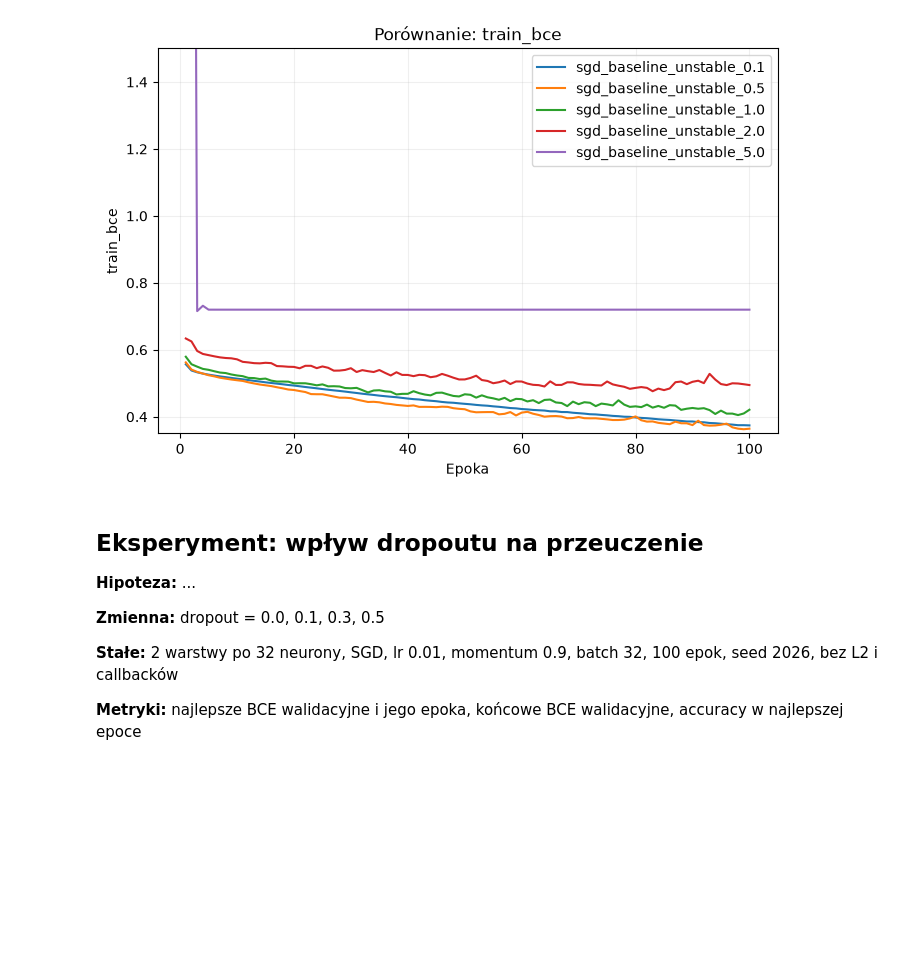
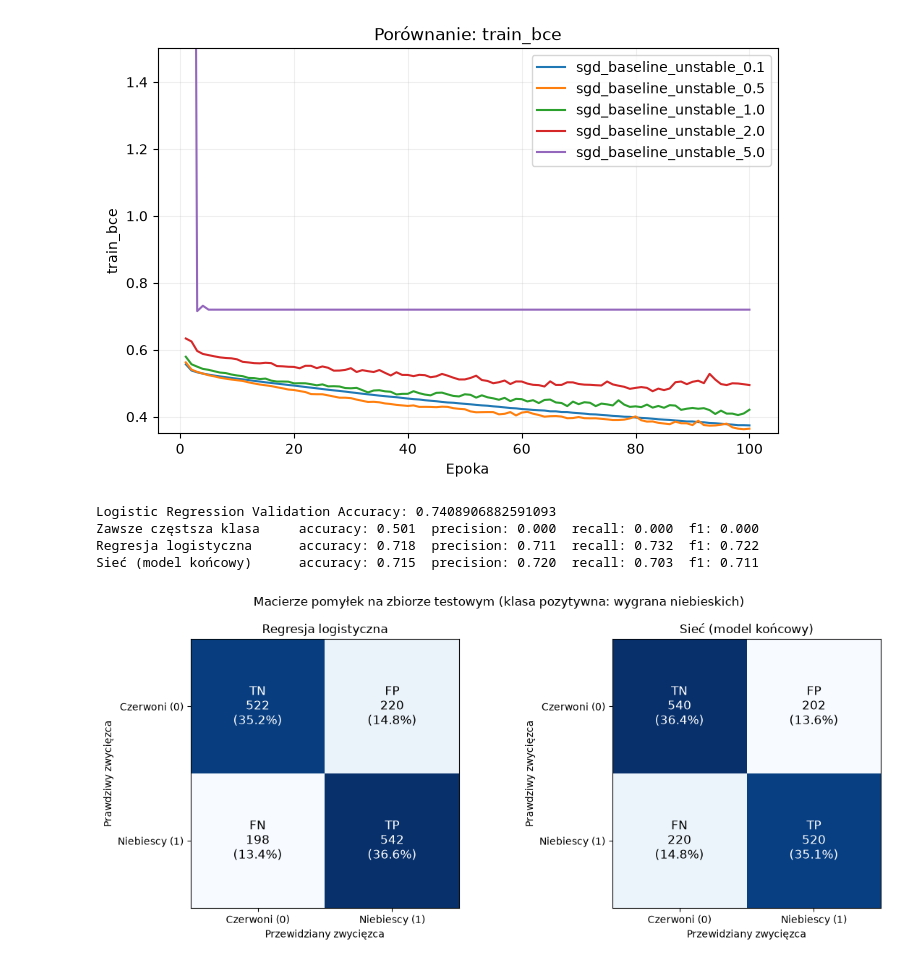
Before and after one commit to juliansuszko/Projekt1---Diagnostyka-procesu-uczenia, a Jupyter notebook: notebooks/diagnostyka_treningu.ipynb, the cells around one changed output. Saved outputs shown, nothing was run; the diff lists cells and outputs as text; code cells hidden in the pictures; blank space fills up the shorter version.

Commit message:
final results

```diff
--- a/notebooks/diagnostyka_treningu.ipynb
+++ b/notebooks/diagnostyka_treningu.ipynb
@@ -45,7 +45,8 @@ DROP_COLUMNS = [
     "blueCSPerMin", "redCSPerMin", "blueGoldPerMin", "redGoldPerMin",
 ]
 
-RESULTS = {}
+if "RESULTS" not in globals():
+    RESULTS = {}
 
 Y_LIMITS = (0.45, 0.75)
 RESULTS_DIR = Path("../results")
@@ -368,6 +369,11 @@ plot_compare(["sgd_baseline_unstable_0.1", "sgd_baseline_unstable_0.5", "sgd_bas
 # (RESULTS_DIR / "problem2_results.md").write_text(table, encoding="utf-8")
 # display(Markdown(results_table(problem2)))
 # #
+
+logreg = LogisticRegression(max_iter=1000, random_state=2026)
+logreg.fit(X_train_s, y_train)
+logreg_pred = logreg.predict(X_val_s)
+print("Logistic Regression Validation Accuracy:", accuracy_score(y_val, logreg_pred))
 
 final_config = ExperimentConfig(name="final", momentum=0.9, dropout=0.5)
 final_model, final_rows, final_summary = run_experiment(final_config, X_train_s, y_train, X_val_s, y_val)
@@ -387,13 +393,38 @@ test_results = {
 }
 for name, m in test_results.items():
     print(f"{name:25} " + "  ".join(f"{k}: {v:.3f}" for k, v in m.items()))
+# %% [output]
+Logistic Regression Validation Accuracy: 0.7408906882591093
+Zawsze częstsza klasa     accuracy: 0.501  precision: 0.000  recall: 0.000  f1: 0.000
+Regresja logistyczna      accuracy: 0.718  precision: 0.711  recall: 0.732  f1: 0.722
+Sieć (model końcowy)      accuracy: 0.715  precision: 0.720  recall: 0.703  f1: 0.711
-# %% [markdown]
-## Eksperyment: wpływ dropoutu na przeuczenie
-
-**Hipoteza:** ...
-
-**Zmienna:** dropout = 0.0, 0.1, 0.3, 0.5
-
-**Stałe:** 2 warstwy po 32 neurony, SGD, lr 0.01, momentum 0.9, batch 32, 100 epok, seed 2026, bez L2 i callbacków
-
-**Metryki:** najlepsze BCE walidacyjne i jego epoka, końcowe BCE walidacyjne, accuracy w najlepszej epoce
+# %%
+def plot_confusion(ax, y_true, y_pred, title):
+    cm = confusion_matrix(y_true, y_pred)
+    names = [["TN", "FP"], ["FN", "TP"]]
+    total = cm.sum()
+
+    ax.imshow(cm, cmap="Blues")
+    for i in range(2):
+        for j in range(2):
+            value = cm[i, j]
+            color = "white" if value > cm.max() / 2 else "black"
+            ax.text(j, i, f"{names[i][j]}\n{value}\n({value / total:.1%})",
+                    ha="center", va="center", fontsize=12, color=color)
+
+    ax.set_xticks([0, 1], labels=["Czerwoni (0)", "Niebiescy (1)"])
+    ax.set_yticks([0, 1], labels=["Czerwoni (0)", "Niebiescy (1)"])
+    ax.set_xlabel("Przewidziany zwycięzca")
+    ax.set_ylabel("Prawdziwy zwycięzca")
+    ax.set_title(title)
+
+
+fig, axes = plt.subplots(1, 2, figsize=(12, 5))
+plot_confusion(axes[0], y_test_flat, logreg_test_pred, "Regresja logistyczna")
+plot_confusion(axes[1], y_test_flat, nn_pred, "Sieć (model końcowy)")
+fig.suptitle("Macierze pomyłek na zbiorze testowym (klasa pozytywna: wygrana niebieskich)")
+fig.tight_layout()
+fig.savefig(RESULTS_DIR / "p7_macierze_pomylek.png", dpi=150, bbox_inches="tight")
+plt.show()
+# %% [output]
+[figure, added]
```
Also changed, not shown: parts of 2 cells of this notebook, 8 other files.
